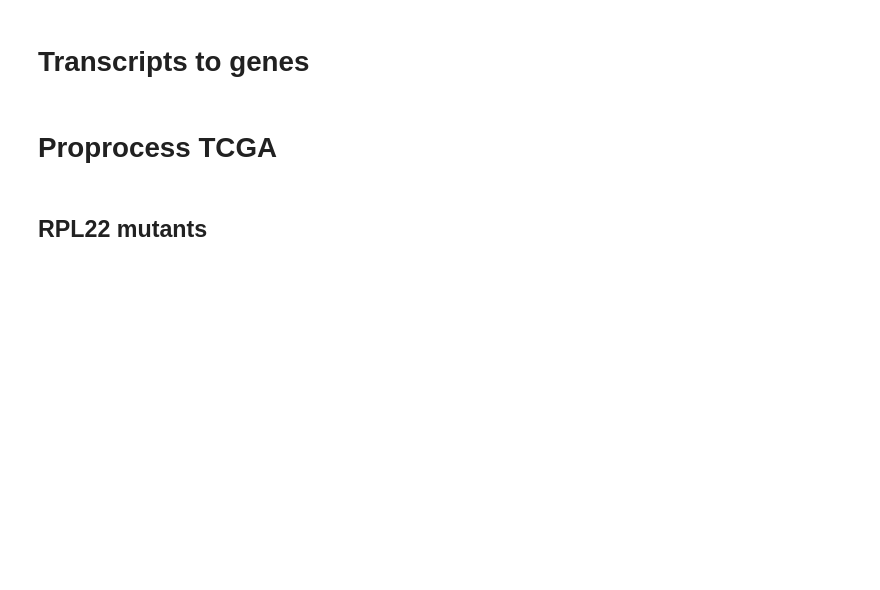
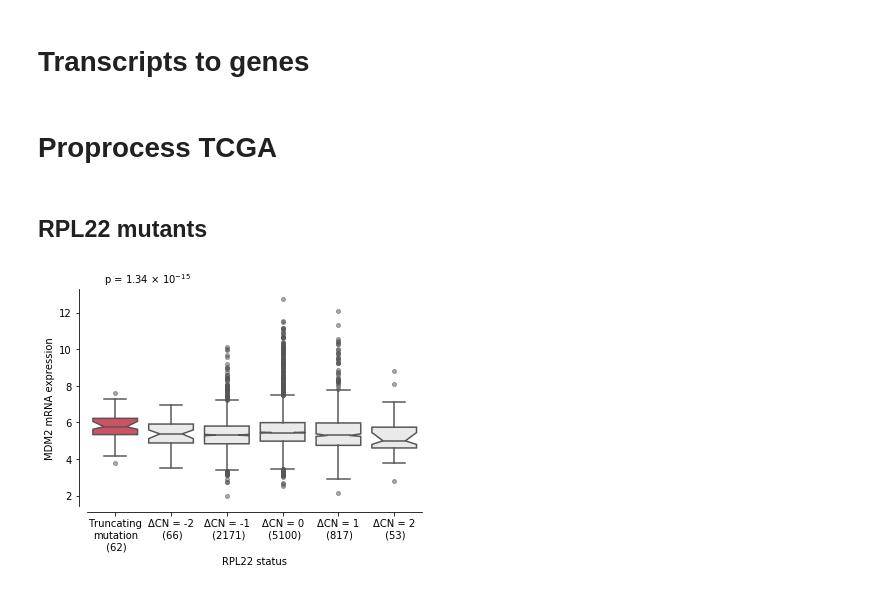
Before and after one commit to kevinhu/mdm4-splicing, a Jupyter notebook: notebooks/fig1_correlates.ipynb, the cells around one changed output. Cells and saved outputs as stored; diff of their text form; code cells hidden in the pictures; blank space fills up the shorter version.

```diff
--- a/notebooks/fig1_correlates.ipynb
+++ b/notebooks/fig1_correlates.ipynb
@@ -119,0 +142,6 @@ def plot_rpl22(y, ylabel="y"):
+# %%
+plot_rpl22(tcga_genex["MDM2_ENSG00000135679_ENSG00000135679.21"],
+           "MDM2 mRNA expression"
+          )
+# %% [output]
+[figure, added]
```
Also changed, not shown: parts of 7 cells of this notebook.
